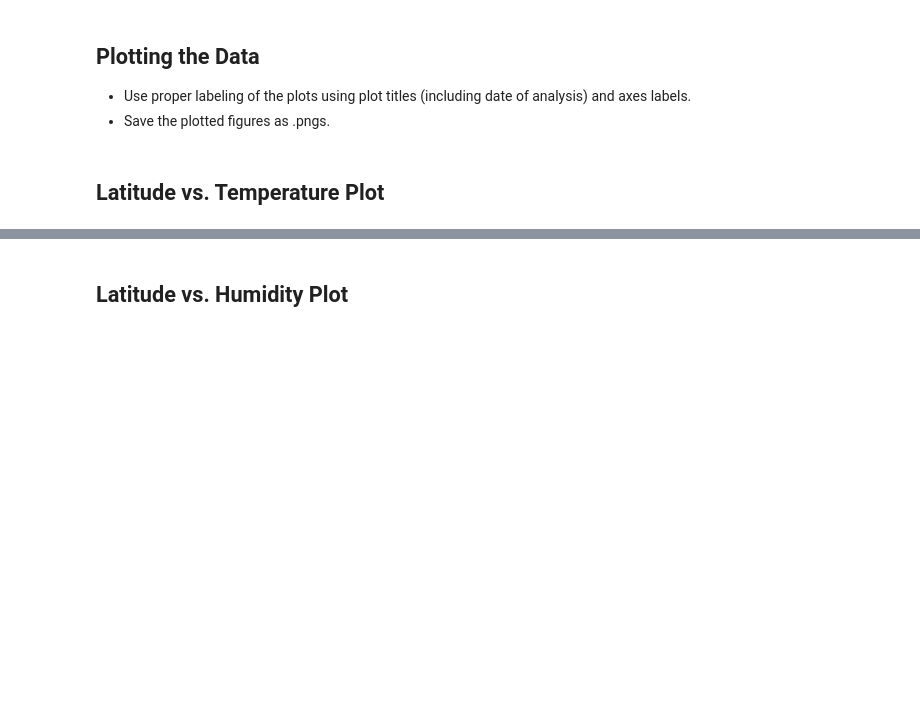
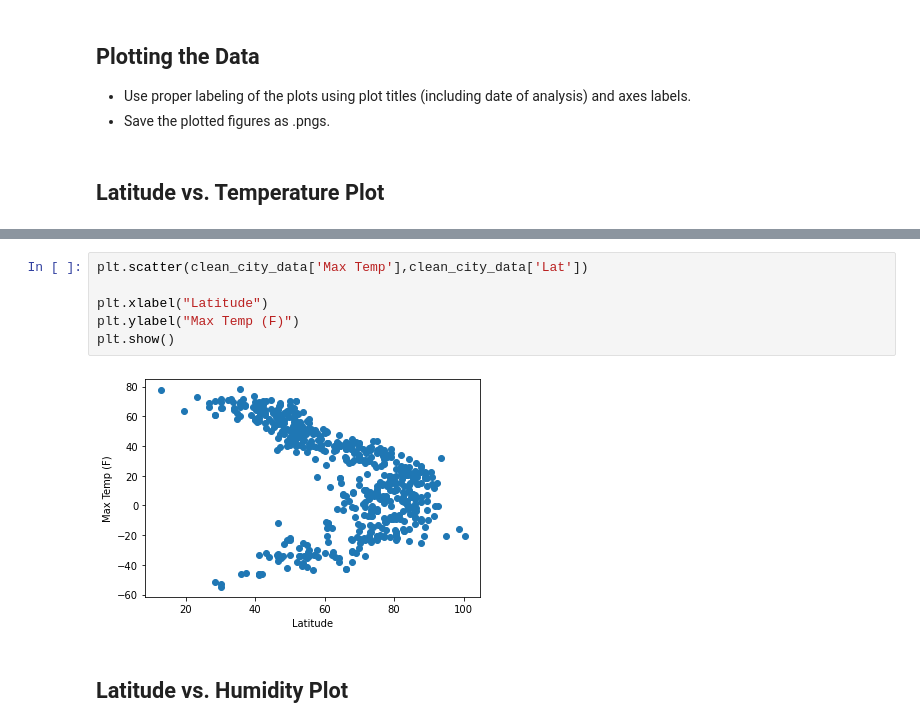
Before and after one commit to geneberry3/python-api-challenge, a Jupyter notebook: WeatherPy.ipynb, the cells around one changed output, grey strips where cells are left out. Saved outputs shown, nothing was run; the diff lists cells and outputs as text; blank space fills up the shorter version.

```diff
--- a/WeatherPy.ipynb
+++ b/WeatherPy.ipynb
@@ -180,2 +214,10 @@ Int64Index([], dtype='int64')
+# %%
+plt.scatter(clean_city_data['Max Temp'],clean_city_data['Lat'])
+
+plt.xlabel("Latitude")
+plt.ylabel("Max Temp (F)")
+plt.show()
+# %% [output]
+[figure, added]
 # %% [markdown]
 ## Latitude vs. Humidity Plot
```
Also changed, not shown: parts of 15 cells of this notebook.
